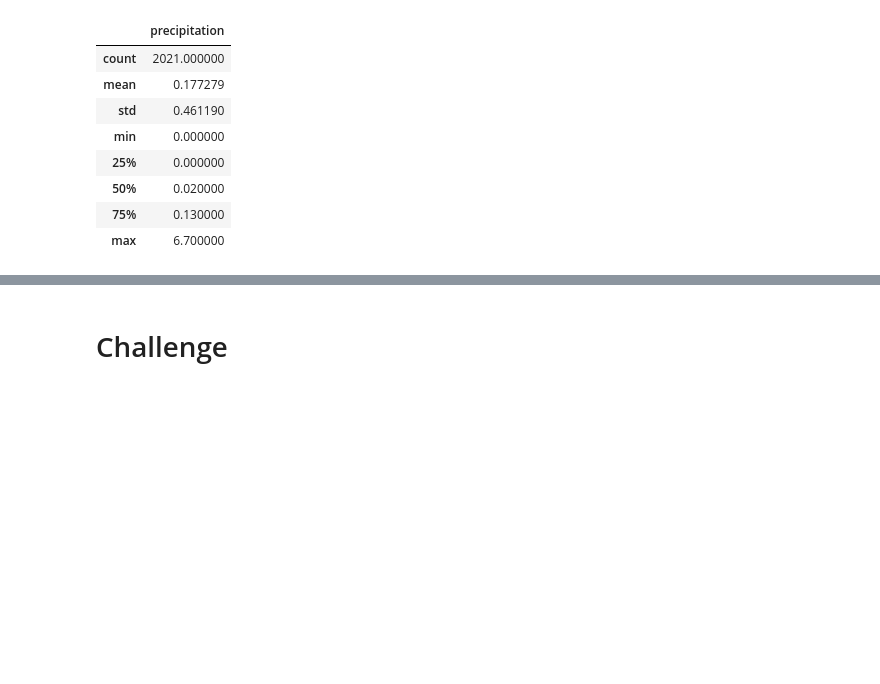
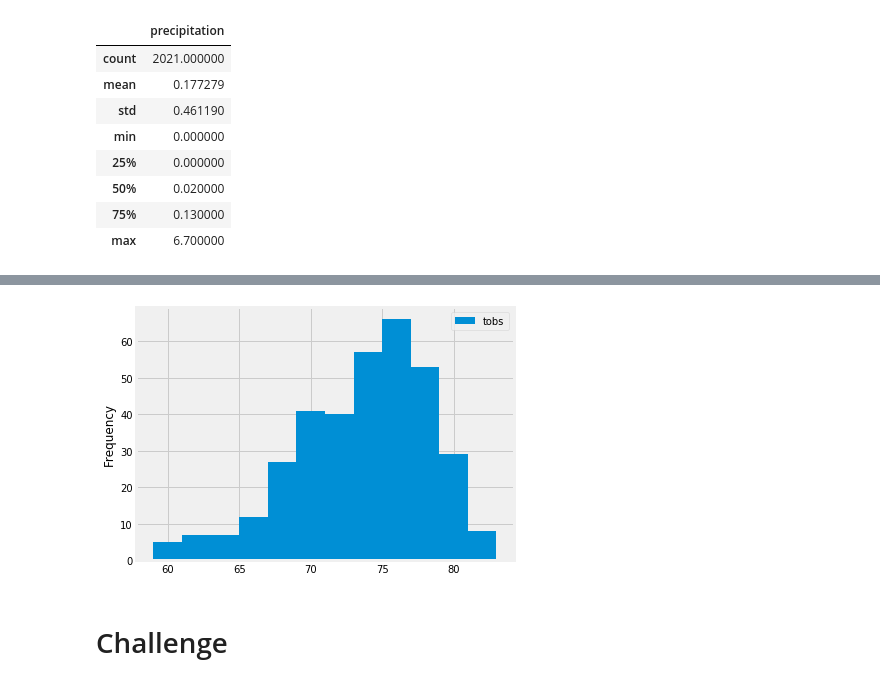
Before and after one commit to kmaluccio/surfs_up, a Jupyter notebook: climate_analysis.ipynb, the cells around one changed output, grey strips where cells are left out. Drawn from its saved outputs; the diff is of its cells as text; code cells hidden in the pictures; blank space fills up the shorter version.

Commit message:
updated code with visualizations added

```diff
--- a/climate_analysis.ipynb
+++ b/climate_analysis.ipynb
@@ -81,3 +98,7 @@ df.describe()
 # %%
 # Choose the station with the highest number of temperature observations.
 # Query the last 12 months of temperature observation data for this station and plot the results as a histogram
+results = session.query(Measurement.tobs).filter(Measurement.station == 'USC00519281').filter(Measurement.date >= prev_year).all()
+print(results)
+df = pd.DataFrame(results, columns = ['tobs'])
+print(df)
@@ -84,5 +123,11 @@ df.describe()
 # %%
 # Write a function called `calc_temps` that will accept start date and end date in the format '%Y-%m-%d'
 # and return the minimum, average, and maximum temperatures for that range of dates
+df.plot.hist(bins=12)
+# df.plot.hist(bins=20) also tried bins = 5 and saw the differences in plots - when bin is smaller, the plot is more general, varies less
+# and when the bin is larger, there is more variance in the frequency since the data is more closely broken up
+plt.tight_layout()
+# %% [output]
+[figure, added]
 # %% [markdown]
 # Challenge
```
Also changed, not shown: parts of 4 cells of this notebook.
